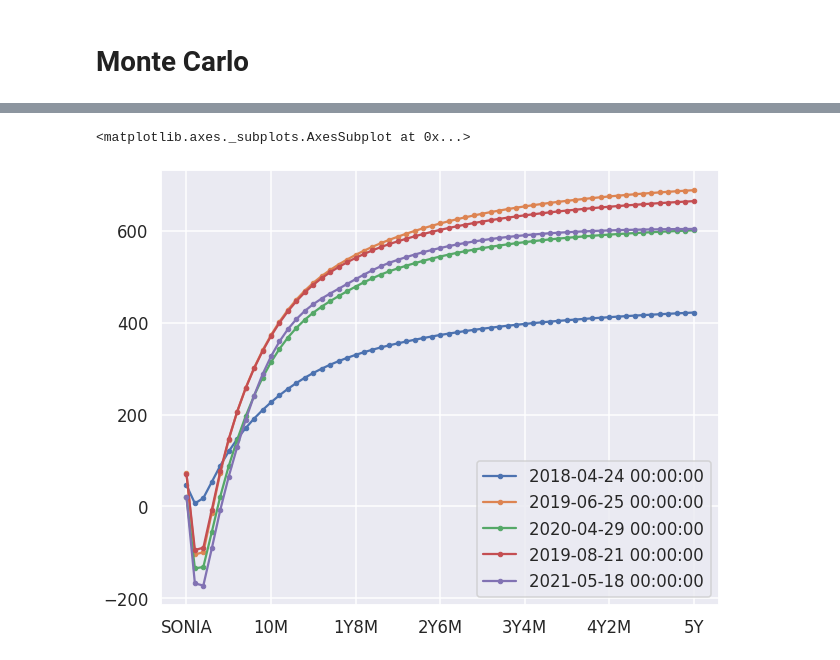
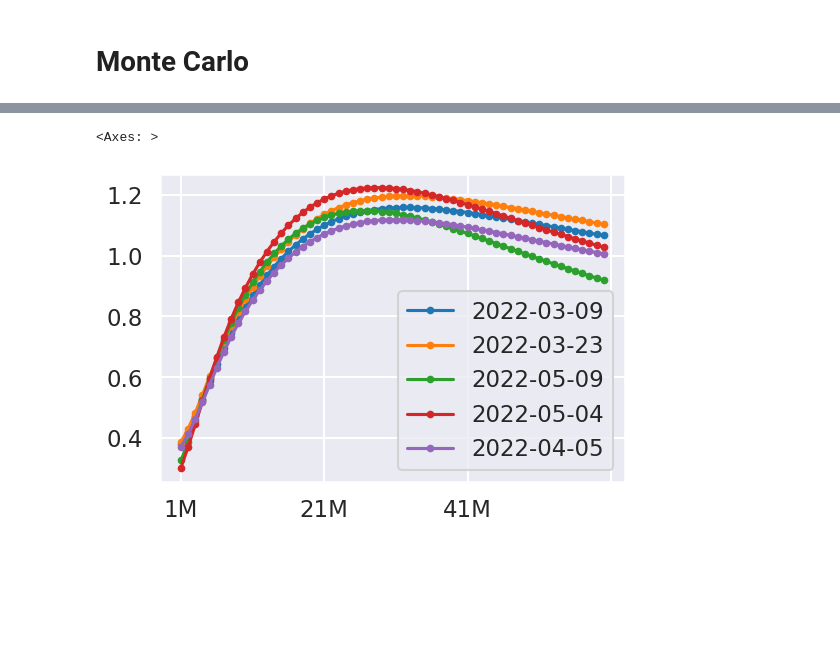
Before and after one commit to PiotMik/CaseWeek, a Jupyter notebook: 002_Code/OIS_Curve_modelling.ipynb, the cells around one changed output, grey strips where cells are left out. Drawn from its saved outputs; the diff is of its cells as text; code cells hidden in the pictures; blank space fills up the shorter version.

```diff
--- a/002_Code/OIS_Curve_modelling.ipynb
+++ b/002_Code/OIS_Curve_modelling.ipynb
@@ -153,0 +149,4 @@ PCA(n_components=3)
+# %%
+model3 = Pipeline([('scaling', StandardScaler()),
+                   ('pca', PCA(n_components=3))])
+model3.fit(diffs)
@@ -154,5 +155,5 @@ PCA(n_components=3)
 # %%
-data_pca = pd.DataFrame(pca3.transform(diffs_sc),
+data_pca = pd.DataFrame(model3.transform(diffs),
                         index = diffs.index, columns = ['PC1', 'PC2', 'PC3'])
 data_pca
 # %% [output]
@@ -243,39 +206,9 @@ plt.xticks([rev_tenor_parser(t) for t in tenors], tenors);
-# %%
-%matplotlib inline
-sns.set_context('talk')
-plt.rcParams['figure.figsize'] = (10, 8)
-
-# Simulate SONIA
-sonia_sim = sonia_model.simulate(dates=rates.diff().dropna().index,
-                                 x0=sonia.iloc[[0], :])
-
-# Simulate long OIS tenors
-cutoff_tenor = '2Y'
-long_term_model = PCA_term_structure(pca_num = 3, cutoff_tenor = cutoff_tenor)
-long_term_model.fit(data=rates)
-
-long_term_sim = long_term_model.simulate(dates=rates.diff().dropna().index,
-                                         x0=rates.loc[:, cutoff_tenor:].iloc[[0], :],
-                                         sonia_scenario = sonia_sim)
-
-temp_sim = pd.concat([sonia_sim, long_term_sim], axis=1)
-
-# Simulate pivots
-pivots = ['1M', '3M', '6M', '9M', '1Y6M']
-short_term_model = RegressionShortTermModel(pivot_tenors=pivots,
-                                            cutoff=cutoff_tenor)
-short_term_model.fit(rates)
-
-for pivot in pivots[::-1]:
-  temp_sim[pivot] = short_term_model.predict(X = temp_sim, tenors=[pivot])
-
-# Interpolate other tenors
-simulation = short_term_model.spline(temp_sim, kind='cubic')
 # %%
+simulation = simulate(100, model3, rates.tail(1))
 simulation.sample(5).T.plot(marker='.')
 # %% [output]
-<matplotlib.axes._subplots.AxesSubplot at 0x...>
+<Axes: >
-[figure, old version]
+[figure, new version]
 # %%
 %matplotlib notebook
 from matplotlib.animation import FuncAnimation
```
Also changed, not shown: parts of 12 cells of this notebook.
